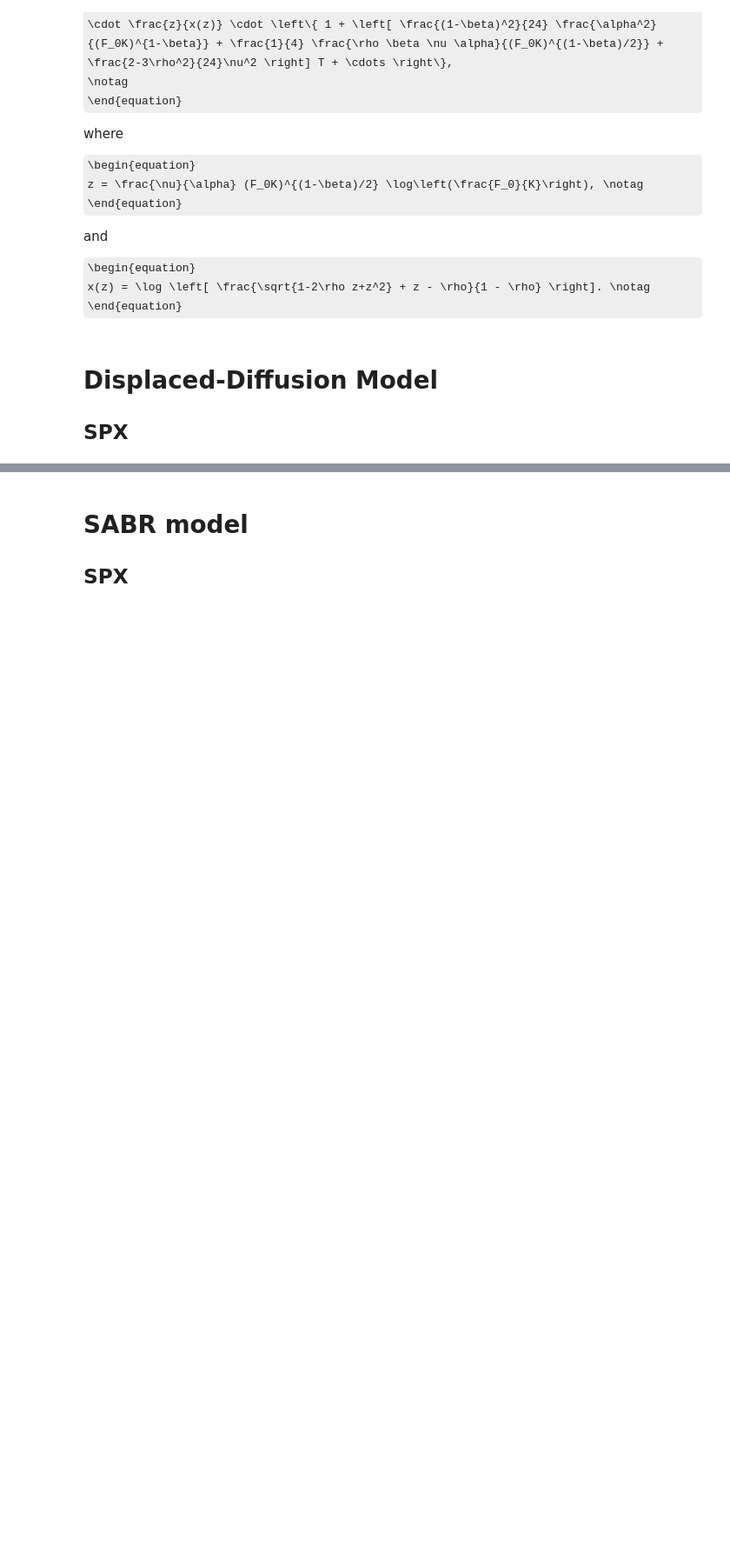
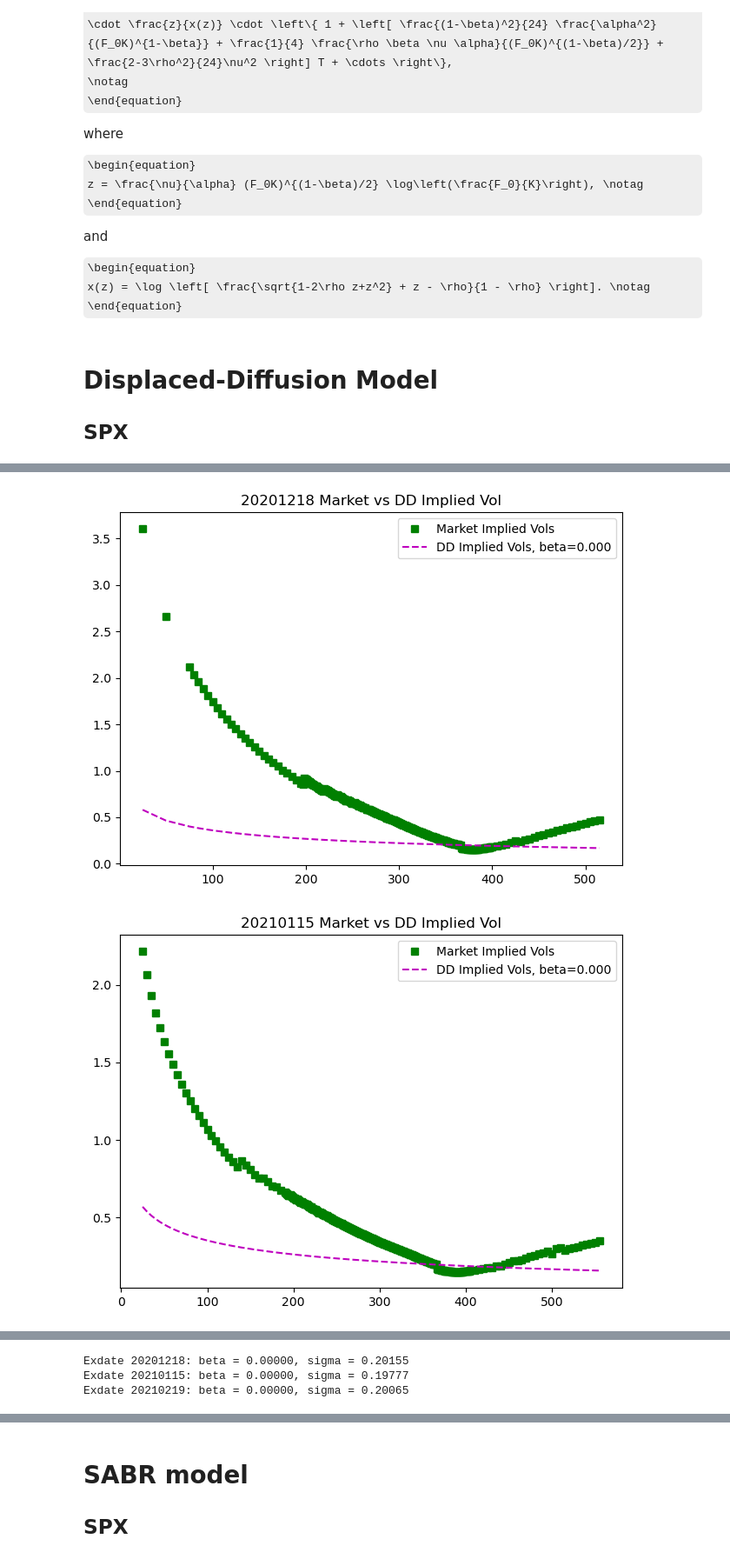
Before and after one commit to changjulian17/mqf_practice, a Jupyter notebook: QF620_Stochastic Modelling_in_Finance/Project/Part2_v3.ipynb, the cells around one changed output, grey strips where cells are left out. Shown at 87% size. Drawn from its saved outputs; the diff is of its cells as text; code cells hidden in the pictures; some formulas as TeX source; blank space fills up the shorter version.

```diff
--- a/QF620_Stochastic Modelling_in_Finance/Project/Part2_v3.ipynb
+++ b/QF620_Stochastic Modelling_in_Finance/Project/Part2_v3.ipynb
@@ -449,0 +447,5 @@ plt.show()
+# %%
+calculate_displaced_diffusion_params(df_spy, S_spy, dict_ex_date_rate, impliedVolatility)
+# %% [output]
+[figure, added]
+[figure, added]
@@ -449,0 +453,3 @@ plt.show()
+Exdate 20201218: beta = 0.00000, sigma = 0.20155
+Exdate 20210115: beta = 0.00000, sigma = 0.19777
+Exdate 20210219: beta = 0.00000, sigma = 0.20065
```
Also changed, not shown: parts of 13 cells of this notebook.
